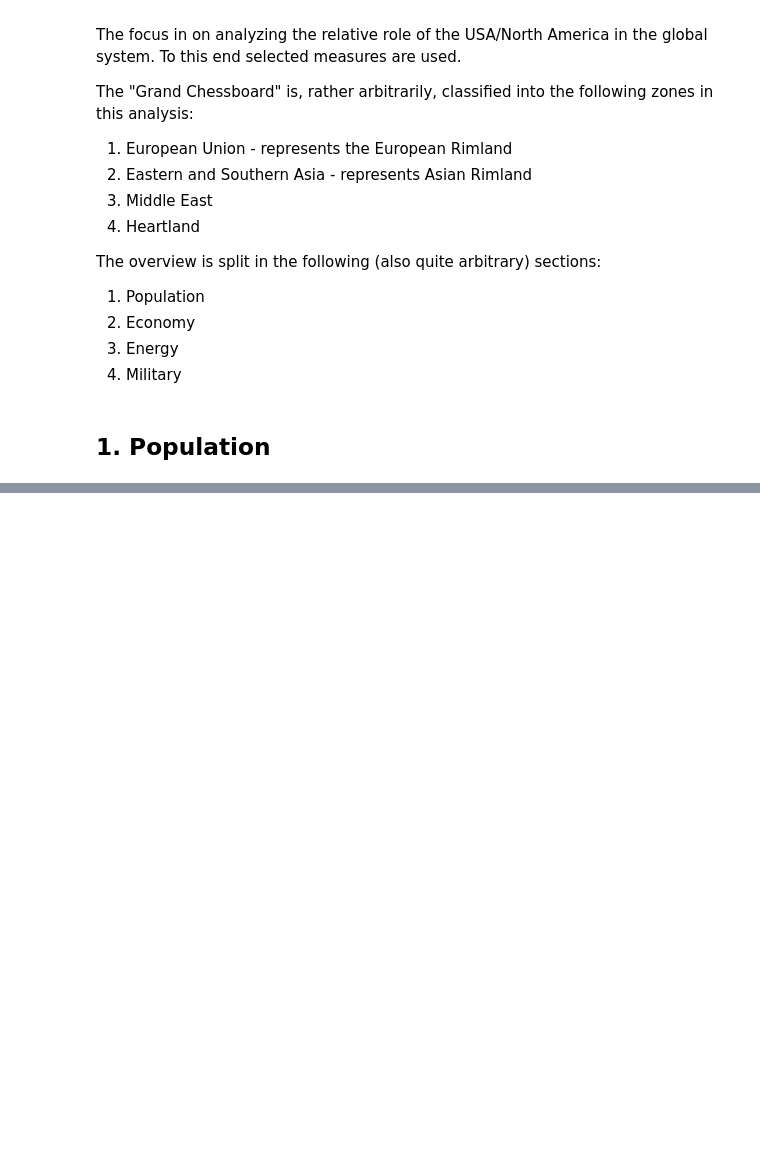
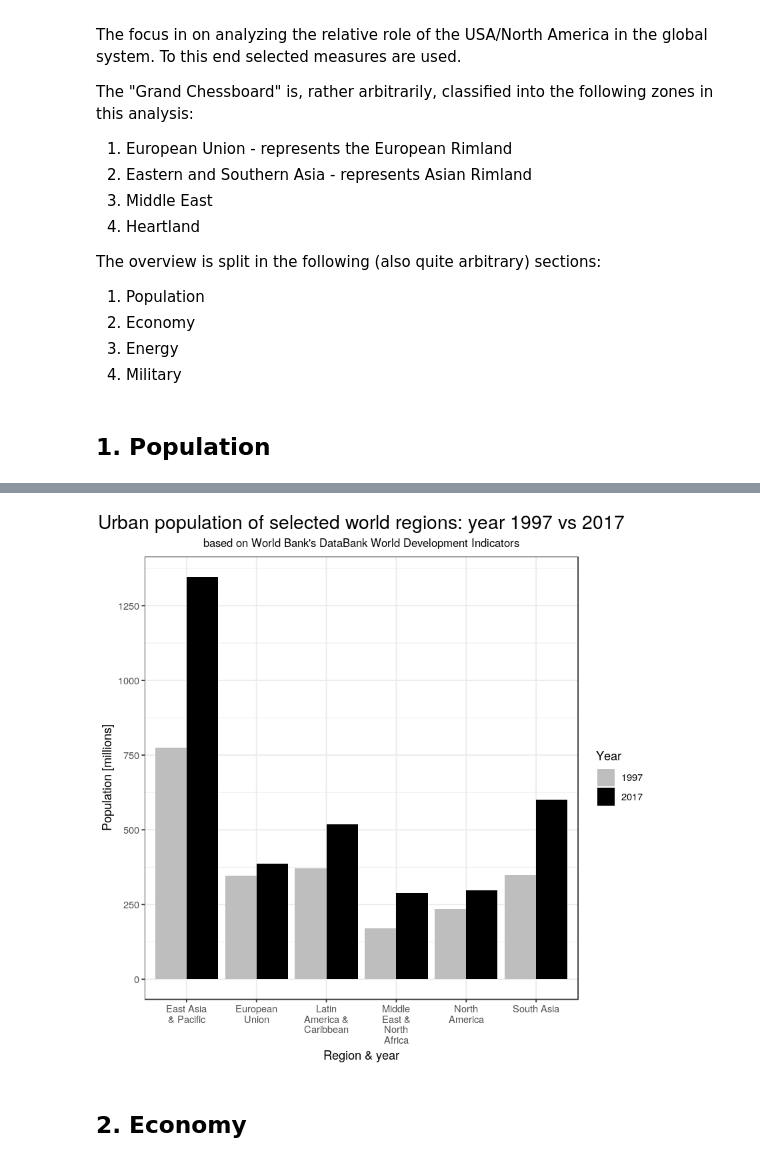
Before and after one commit to wegar-2/GlobalView, a Jupyter notebook: GrandChessboard_20_years_later.ipynb, the cells around one changed output, grey strips where cells are left out. Drawn from its saved outputs; the diff is of its cells as text; code cells hidden in the pictures; blank space fills up the shorter version.

```diff
--- a/GrandChessboard_20_years_later.ipynb
+++ b/GrandChessboard_20_years_later.ipynb
@@ -112,0 +127,23 @@ plotBarChartPopulation
+# %%
+# urban populations' comparison
+dtPopulationDataByRegion$urban_population_headcount <-
+  round(dtPopulationDataByRegion$urban_population_headcount/10^6, 0)
+
+plotBarChartUrbanPopulation <- ggplot2::ggplot(data = dtPopulationDataByRegion) +
+  ggplot2::aes(x = country_wrap, y = urban_population_headcount, fill = Time) +
+  ggplot2::geom_bar(stat = "identity",
+                    position = ggplot2::position_dodge()) +
+  ggplot2::theme_bw() +
+  ggplot2::scale_fill_manual(values = c("grey", "black")) +
+  ggplot2::scale_y_continuous(breaks = seq(0, 1500, 250),
+                              labels = seq(0, 1500, 250)) +
+  ggplot2::ggtitle(label = "Urban population of selected world regions: year 1997 vs 2017",
+                   subtitle = "based on World Bank's DataBank World Development Indicators") +
+  ggplot2::theme(plot.title = ggplot2::element_text(hjust = 0.5, size = 17),
+                 plot.subtitle = ggplot2::element_text(hjust = 0.5, size = 10)) +
+  ggplot2::ylab(label = "Population [millions]") +
+  ggplot2::xlab(label = "Region & year") +
+  ggplot2::labs(fill = "Year")
+plotBarChartUrbanPopulation
+# %% [output]
+[figure, added]
@@ -112,0 +154,2 @@ plotBarChartPopulation
+# %% [markdown]
+## 2. Economy
```
Also changed, not shown: parts of 9 cells of this notebook.
